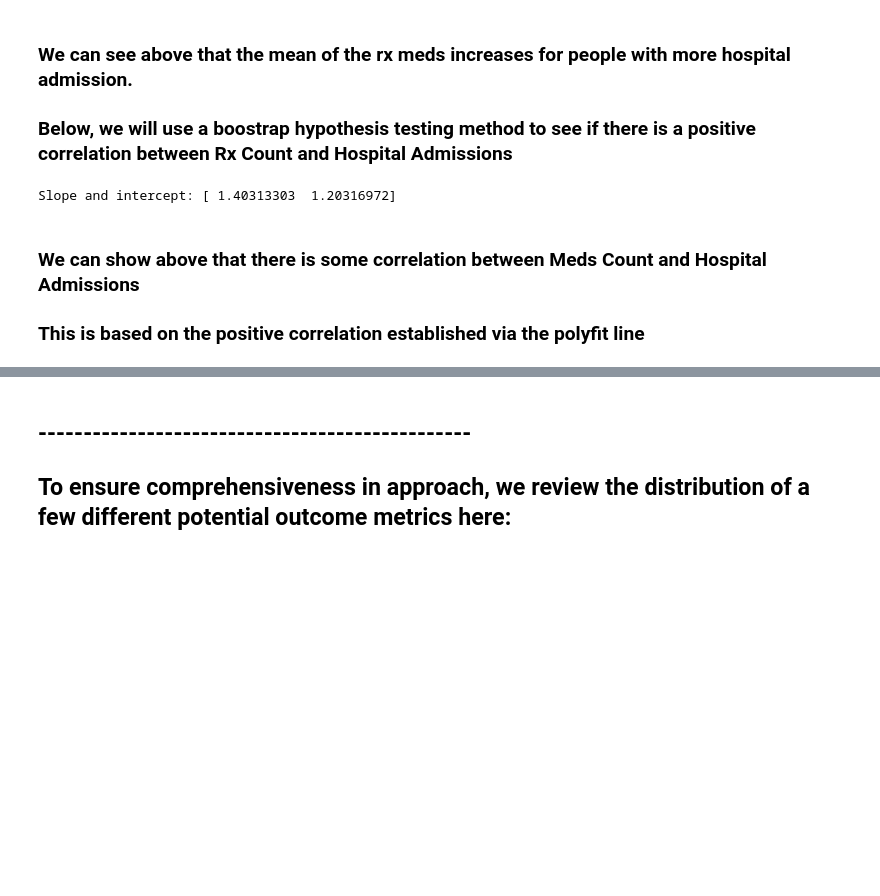
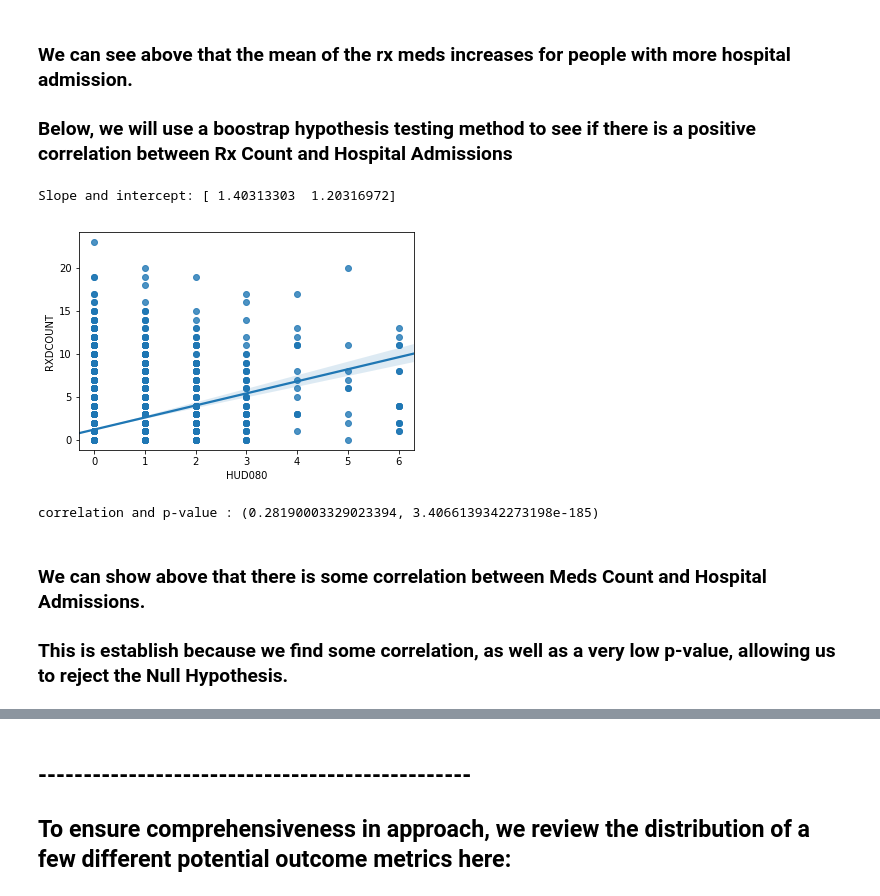
Before and after one commit to azadmehr/Capstone, a Jupyter notebook: Healthcare Data_Project.ipynb, the cells around one changed output, grey strips where cells are left out. Drawn from its saved outputs; the diff is of its cells as text; code cells hidden in the pictures; blank space fills up the shorter version.

```diff
--- a/Healthcare Data_Project.ipynb
+++ b/Healthcare Data_Project.ipynb
@@ -138,12 +2069,18 @@ plt.show()
 # %%
 dataForBootstrap = data[['HUD080', 'RXDCOUNT']]
 dataForBootstrap = dataForBootstrap.dropna(axis=0,how='any')
 dataForBootstrap = dataForBootstrap.reset_index(drop=True)
 Admissions = dataForBootstrap['HUD080']
 MedsCount = dataForBootstrap['RXDCOUNT']
 print('Slope and intercept:', np.polyfit(Admissions,MedsCount,1))
+sns.regplot(x=Admissions, y=MedsCount, data=data)
+plt.show()
+print ('correlation and p-value :',scipy.stats.pearsonr(Admissions, MedsCount))
 # %% [output]
 Slope and intercept: [ 1.40313303  1.20316972]
+[figure, added]
+correlation and p-value : (0.28190003329023394, 3.4066139342273198e-185)
 # %% [markdown]
-### We can show above that there is some correlation between Meds Count and Hospital Admissions
-### This is based on the positive correlation established via the polyfit line
+### We can show above that there is some correlation between Meds Count and Hospital Admissions.
+
+### This is establish because we find some correlation, as well as a very low p-value, allowing us to reject the Null Hypothesis.
```
Also changed, not shown: parts of 30 cells of this notebook.
